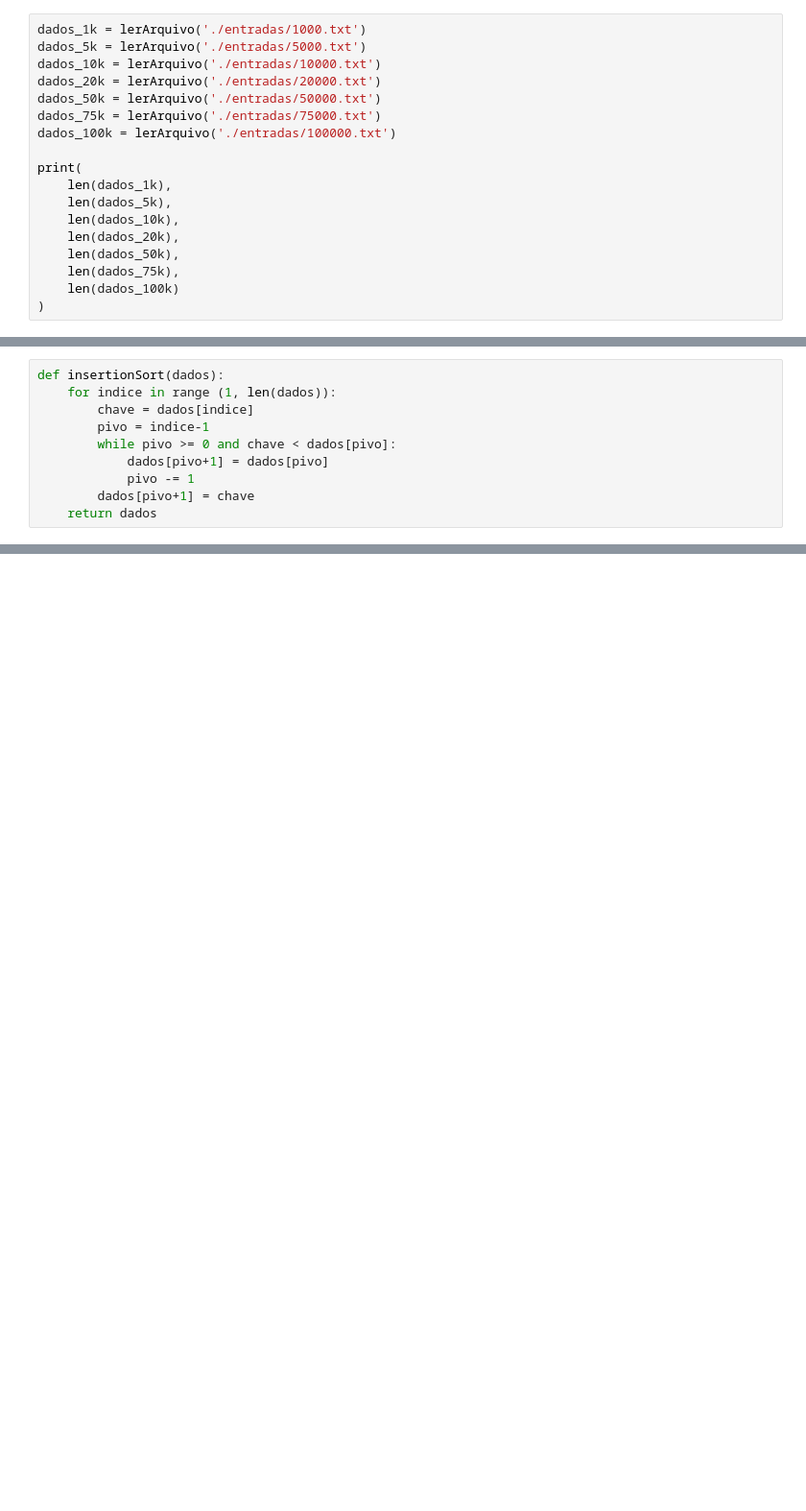
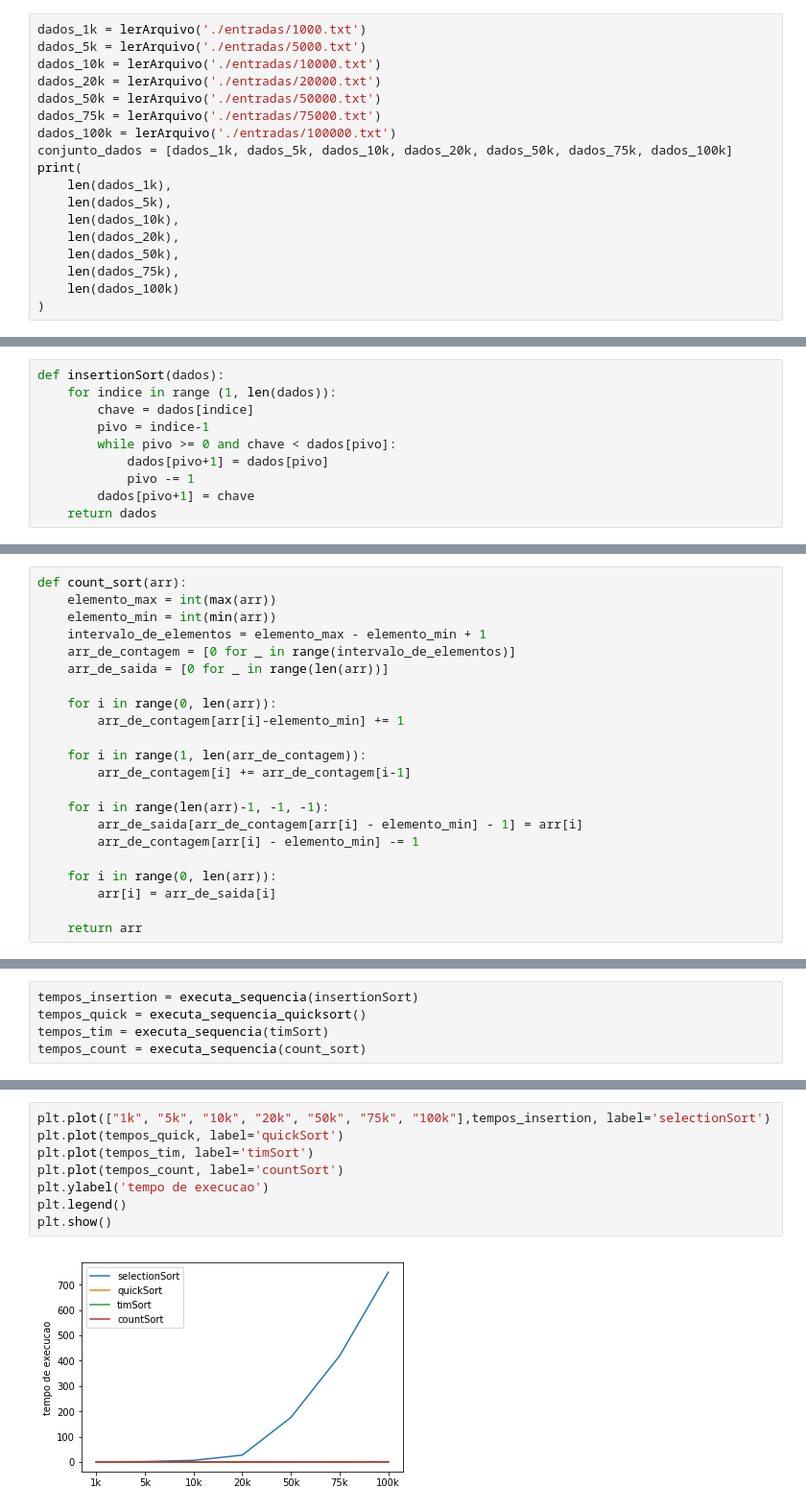
Before and after one commit to OtacilioN/analise-de-algoritmos, a Jupyter notebook: analise.ipynb, the cells around one changed output, grey strips where cells are left out. Shown at 96% size. Cells and saved outputs as stored; diff of their text form; blank space fills up the shorter version.

```diff
--- a/analise.ipynb
+++ b/analise.ipynb
@@ -20,7 +29,7 @@ dados_20k = lerArquivo('./entradas/20000.txt')
 dados_50k = lerArquivo('./entradas/50000.txt')
 dados_75k = lerArquivo('./entradas/75000.txt')
 dados_100k = lerArquivo('./entradas/100000.txt')
-
+conjunto_dados = [dados_1k, dados_5k, dados_10k, dados_20k, dados_50k, dados_75k, dados_100k]
 print(
     len(dados_1k),
     len(dados_5k),
@@ -52,0 +176,22 @@ print(tempo_decorrido_insertion, "segundos")
+# %%
+def count_sort(arr):
+    elemento_max = int(max(arr))
+    elemento_min = int(min(arr))
+    intervalo_de_elementos = elemento_max - elemento_min + 1
+    arr_de_contagem = [0 for _ in range(intervalo_de_elementos)]
+    arr_de_saida = [0 for _ in range(len(arr))]
+
+    for i in range(0, len(arr)):
+        arr_de_contagem[arr[i]-elemento_min] += 1
+
+    for i in range(1, len(arr_de_contagem)):
+        arr_de_contagem[i] += arr_de_contagem[i-1]
+
+    for i in range(len(arr)-1, -1, -1):
+        arr_de_saida[arr_de_contagem[arr[i] - elemento_min] - 1] = arr[i]
+        arr_de_contagem[arr[i] - elemento_min] -= 1
+
+    for i in range(0, len(arr)):
+        arr[i] = arr_de_saida[i]
+
+    return arr
@@ -52,0 +200,5 @@ print(tempo_decorrido_insertion, "segundos")
+# %%
+tempos_insertion = executa_sequencia(insertionSort)
+tempos_quick = executa_sequencia_quicksort()
+tempos_tim = executa_sequencia(timSort)
+tempos_count = executa_sequencia(count_sort)
@@ -52,0 +225,10 @@ print(tempo_decorrido_insertion, "segundos")
+# %%
+plt.plot(["1k", "5k", "10k", "20k", "50k", "75k", "100k"],tempos_insertion, label='selectionSort')
+plt.plot(tempos_quick, label='quickSort')
+plt.plot(tempos_tim, label='timSort')
+plt.plot(tempos_count, label='countSort')
+plt.ylabel('tempo de execucao')
+plt.legend()
+plt.show()
+# %% [output]
+[figure, added]
```
Also changed, not shown: parts of 19 cells of this notebook.
